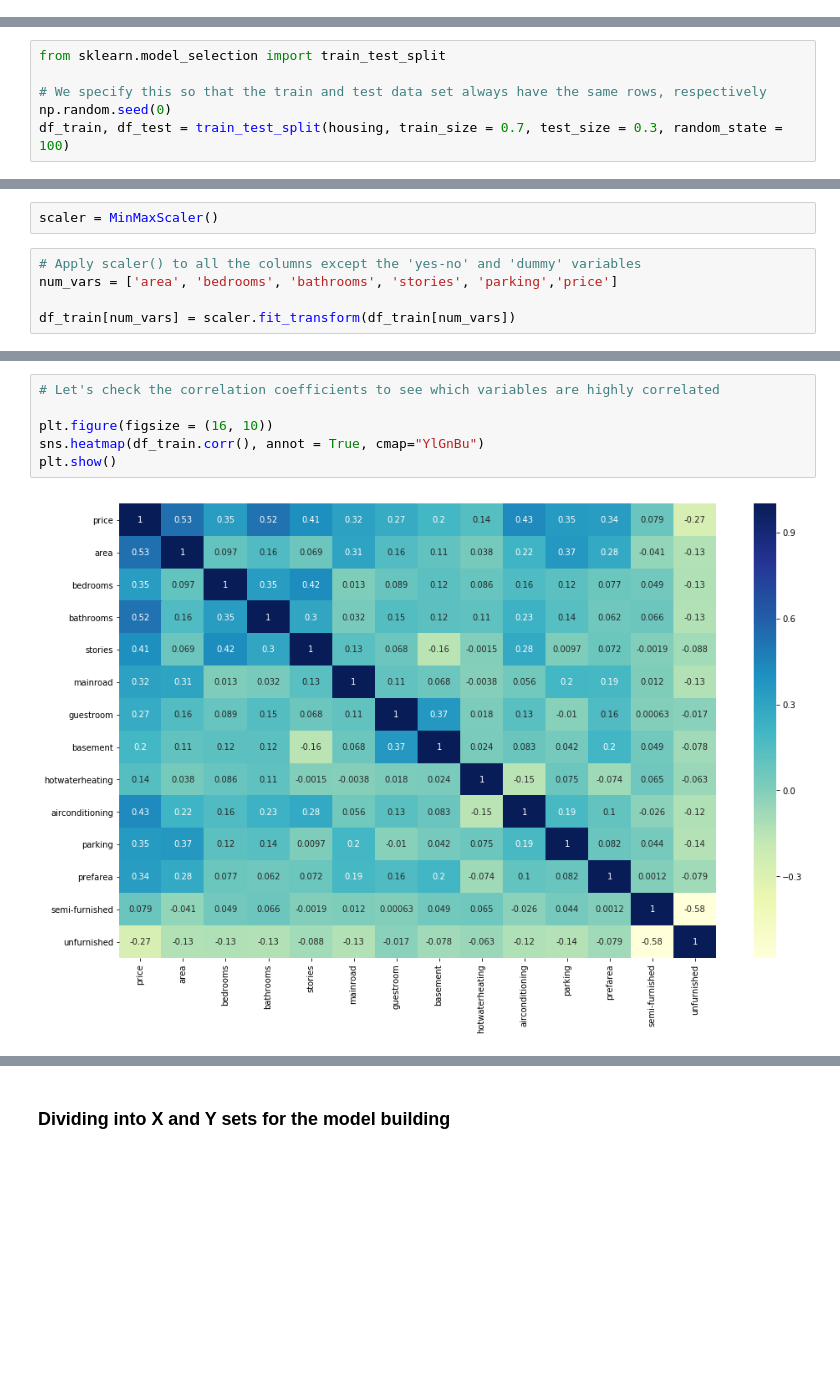
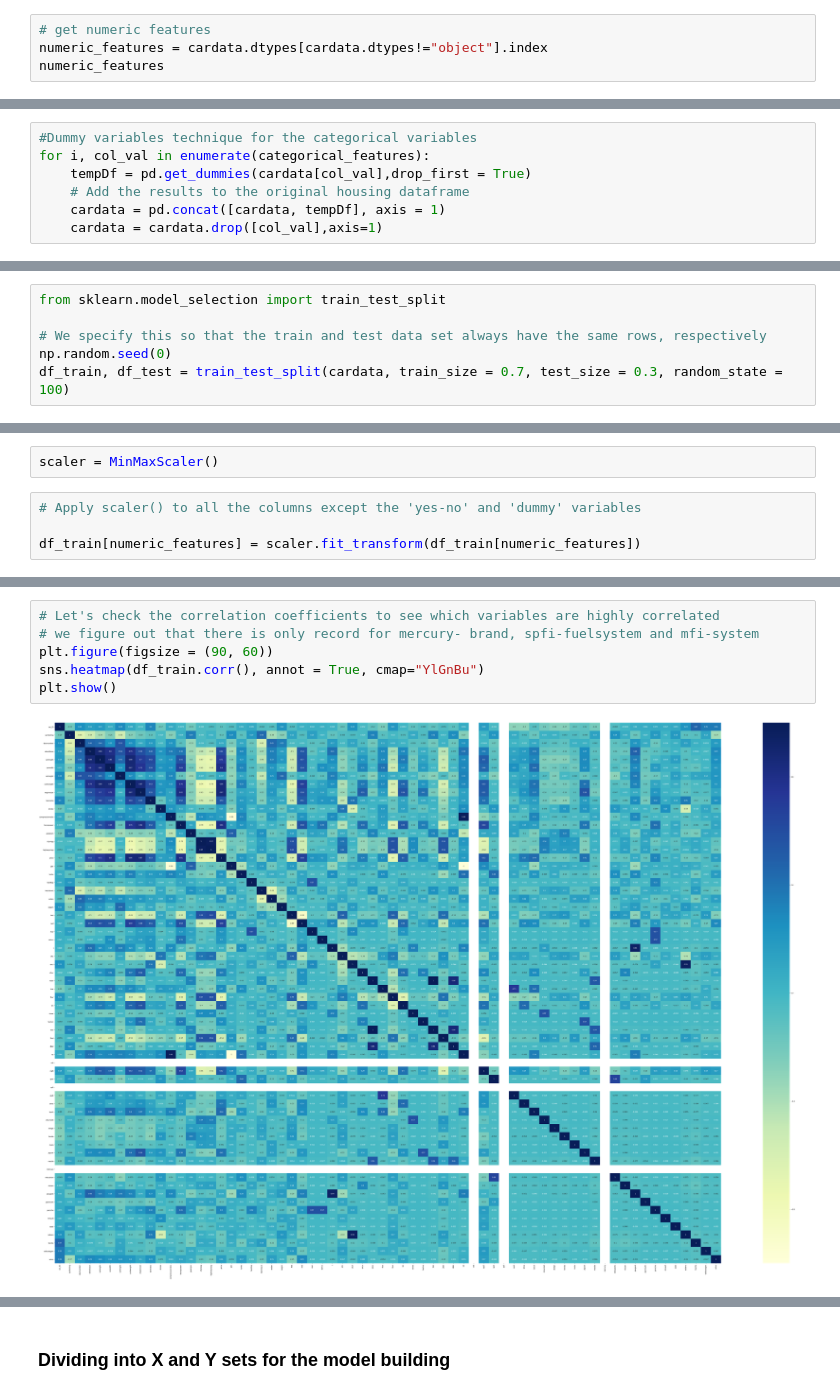
Before and after one commit to nikhilbhide/Machine-Learning, a Jupyter notebook: car_case_study/Multiple_Linear_Regression_Car_Case_Study.ipynb, the cells around one changed output, grey strips where cells are left out. Drawn from its saved outputs; the diff is of its cells as text; blank space fills up the shorter version.

```diff
--- a/car_case_study/Multiple_Linear_Regression_Car_Case_Study.ipynb
+++ b/car_case_study/Multiple_Linear_Regression_Car_Case_Study.ipynb
@@ -213,0 +236,4 @@ housing[varlist] = housing[varlist].apply(binary_map)
+# %%
+# get numeric features
+numeric_features = cardata.dtypes[cardata.dtypes!="object"].index
+numeric_features
@@ -214 +246,8 @@ housing[varlist] = housing[varlist].apply(binary_map)
+# %%
+#Dummy variables technique for the categorical variables
+for i, col_val in enumerate(categorical_features):
+    tempDf = pd.get_dummies(cardata[col_val],drop_first = True)
+    # Add the results to the original housing dataframe
+    cardata = pd.concat([cardata, tempDf], axis = 1)
+    cardata = cardata.drop([col_val],axis=1)
 # %%
@@ -287,4 +270,4 @@ from sklearn.model_selection import train_test_split
 
 # We specify this so that the train and test data set always have the same rows, respectively
 np.random.seed(0)
-df_train, df_test = train_test_split(housing, train_size = 0.7, test_size = 0.3, random_state = 100)
+df_train, df_test = train_test_split(cardata, train_size = 0.7, test_size = 0.3, random_state = 100)
@@ -303,9 +280,8 @@ from sklearn.preprocessing import MinMaxScaler
 scaler = MinMaxScaler()
 # %%
 # Apply scaler() to all the columns except the 'yes-no' and 'dummy' variables
-num_vars = ['area', 'bedrooms', 'bathrooms', 'stories', 'parking','price']
 
-df_train[num_vars] = scaler.fit_transform(df_train[num_vars])
+df_train[numeric_features] = scaler.fit_transform(df_train[numeric_features])
 # %%
 df_train.head()
 # %% [output]
@@ -330,8 +308,8 @@ df_train.describe()
 # %%
 # Let's check the correlation coefficients to see which variables are highly correlated
-
-plt.figure(figsize = (16, 10))
+# we figure out that there is only record for mercury- brand, spfi-fuelsystem and mfi-system
+plt.figure(figsize = (90, 60))
 sns.heatmap(df_train.corr(), annot = True, cmap="YlGnBu")
 plt.show()
 # %% [output]
-[figure, old version]
+[figure, new version]
```
Also changed, not shown: parts of 90 cells of this notebook.
